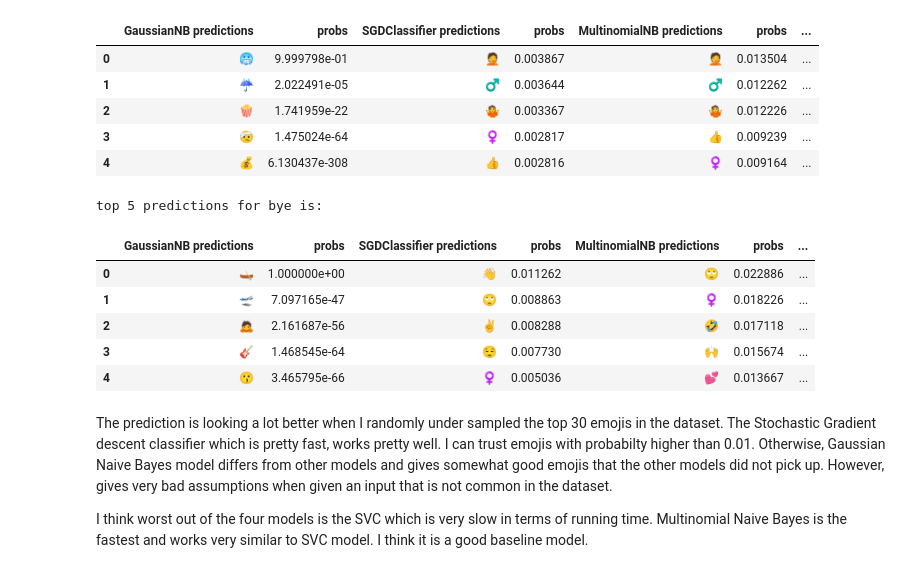
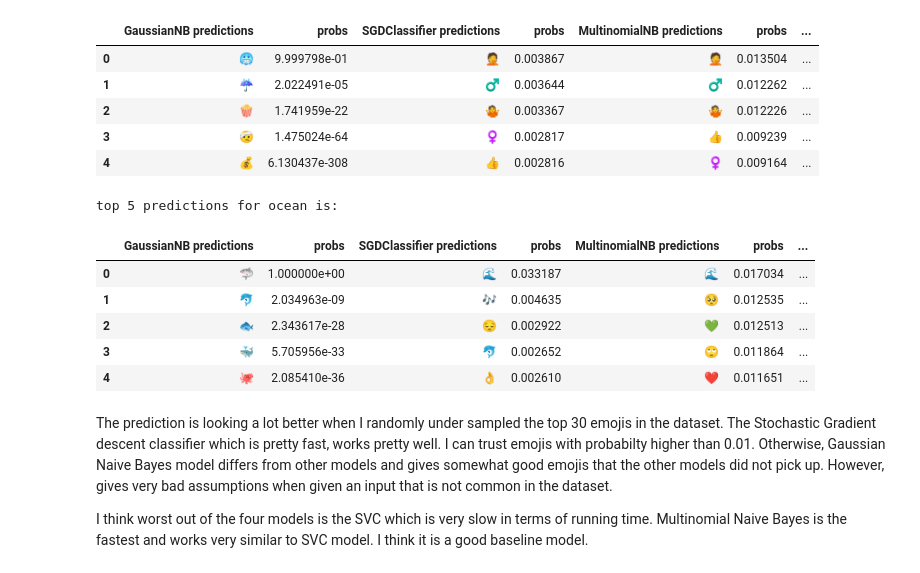
Before and after one commit to gekim0519/twitter_mojis, a Jupyter notebook: emoji_models.ipynb, the cells around one changed output. Drawn from its saved outputs; the diff is of its cells as text; code cells hidden in the pictures.

```diff
--- a/emoji_models.ipynb
+++ b/emoji_models.ipynb
@@ -22,7 +22,7 @@ import scipy.sparse as sp
 # read topic words data
 from read_tweets import read_tweets
 reading = read_tweets()
-tweets = reading.emoji_tweets(['ocasio', 'climate change', 'greta'],
+tweets = reading.emoji_tweets(['ocasio cortez', 'climate change', 'greta'],
                               num_batches = 20, num_tweets = 100)
 # %% [output]
 Loading 1 of 20
@@ -362,15 +362,15 @@ top 5 predictions for cold is:
 | 3 | 🤕 | 1.475024e-64 | ♀ | 0.002817 | 👍 | 0.009239 | ... |
 | 4 | 💰 | 6.130437e-308 | 👍 | 0.002816 | ♀ | 0.009164 | ... |
 # %%
-print_prediction(text = 'bye', top_n = 5)
+print_prediction(text = 'ocean', top_n = 5)
 # %% [output]
-top 5 predictions for bye is:
+top 5 predictions for ocean is:
 |  | GaussianNB predictions | probs | SGDClassifier predictions | probs | MultinomialNB predictions | probs | ... |
-| 0 | 🛶 | 1.000000e+00 | 👋 | 0.011262 | 🙄 | 0.022886 | ... |
-| 1 | 🛫 | 7.097165e-47 | 🙄 | 0.008863 | ♀ | 0.018226 | ... |
-| 2 | 🙇 | 2.161687e-56 | ✌ | 0.008288 | 🤣 | 0.017118 | ... |
-| 3 | 🎸 | 1.468545e-64 | 😌 | 0.007730 | 🙌 | 0.015674 | ... |
-| 4 | 😗 | 3.465795e-66 | ♀ | 0.005036 | 💕 | 0.013667 | ... |
+| 0 | 🦈 | 1.000000e+00 | 🌊 | 0.033187 | 🌊 | 0.017034 | ... |
+| 1 | 🐬 | 2.034963e-09 | 🎶 | 0.004635 | 🥺 | 0.012535 | ... |
+| 2 | 🐟 | 2.343617e-28 | 😔 | 0.002922 | 💚 | 0.012513 | ... |
+| 3 | 🐳 | 5.705956e-33 | 🐬 | 0.002652 | 🙄 | 0.011864 | ... |
+| 4 | 🐙 | 2.085410e-36 | 👌 | 0.002610 | ❤ | 0.011651 | ... |
 # %% [markdown]
 The prediction is looking a lot better when I randomly under sampled the top 30 emojis in the dataset.
 The Stochastic Gradient descent classifier which is pretty fast, works pretty well. I can trust emojis with probabilty
```
Also changed, not shown: parts of 1 cell of this notebook.
